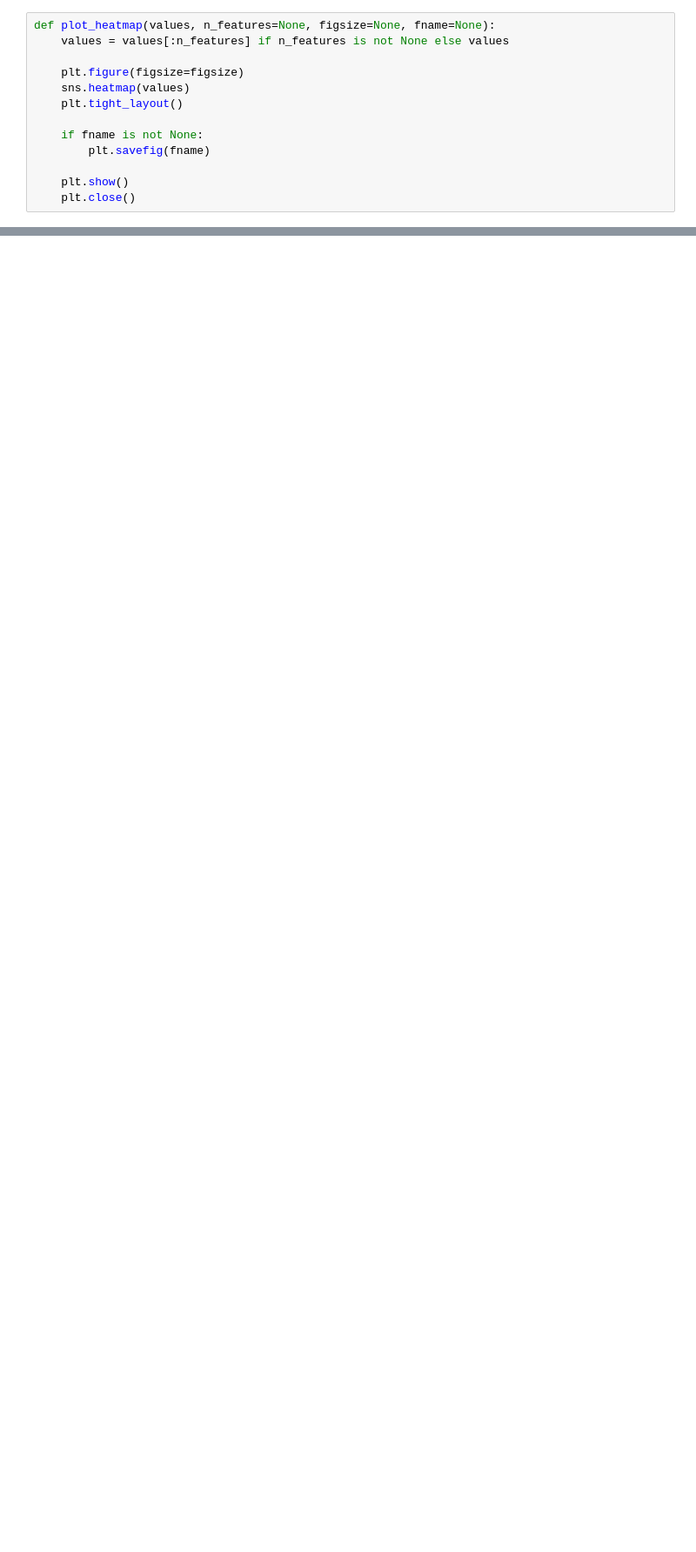
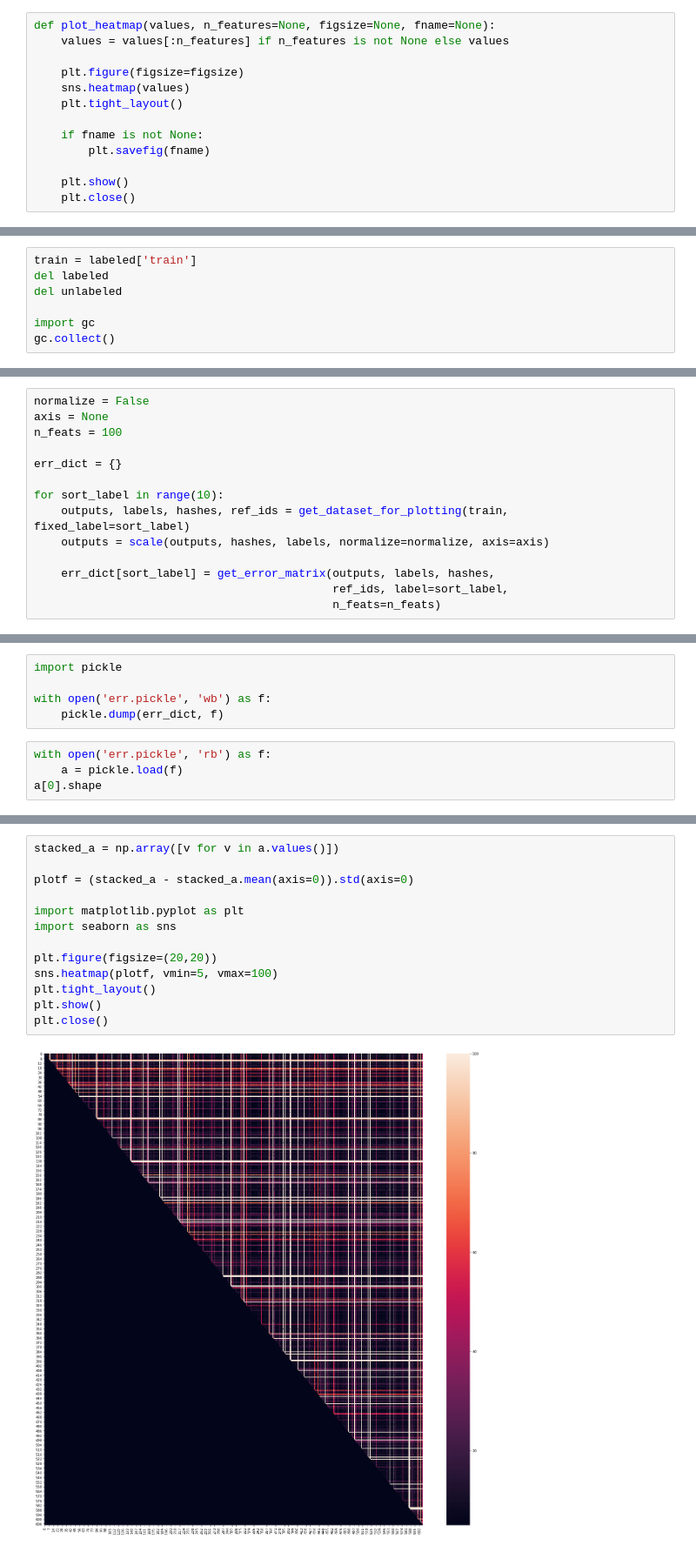
Before and after one commit to gabikadlecova/info-nas, a Jupyter notebook: notebooks/heatmaps_func.ipynb, the cells around one changed output, grey strips where cells are left out. Shown at 87% size. Saved outputs shown, nothing was run; the diff lists cells and outputs as text; blank space fills up the shorter version.

```diff
--- a/notebooks/heatmaps_func.ipynb
+++ b/notebooks/heatmaps_func.ipynb
@@ -119,0 +169,7 @@ def get_error_matrix(outputs, labels, hashes, ref_ids, label=None, print_freq=10
+# %%
+train = labeled['train']
+del labeled
+del unlabeled
+
+import gc
+gc.collect()
@@ -119,0 +178,14 @@ def get_error_matrix(outputs, labels, hashes, ref_ids, label=None, print_freq=10
+# %%
+normalize = False
+axis = None
+n_feats = 100
+
+err_dict = {}
+
+for sort_label in range(10):
+    outputs, labels, hashes, ref_ids = get_dataset_for_plotting(train, fixed_label=sort_label)
+    outputs = scale(outputs, hashes, labels, normalize=normalize, axis=axis)
+
+    err_dict[sort_label] = get_error_matrix(outputs, labels, hashes,
+                                            ref_ids, label=sort_label,
+                                            n_feats=n_feats)
@@ -119,0 +210,9 @@ def get_error_matrix(outputs, labels, hashes, ref_ids, label=None, print_freq=10
+# %%
+import pickle
+
+with open('err.pickle', 'wb') as f:
+    pickle.dump(err_dict, f)
+# %%
+with open('err.pickle', 'rb') as f:
+    a = pickle.load(f)
+a[0].shape
@@ -119,0 +221,15 @@ def get_error_matrix(outputs, labels, hashes, ref_ids, label=None, print_freq=10
+# %%
+stacked_a = np.array([v for v in a.values()])
+
+plotf = (stacked_a - stacked_a.mean(axis=0)).std(axis=0)
+
+import matplotlib.pyplot as plt
+import seaborn as sns
+
+plt.figure(figsize=(20,20))
+sns.heatmap(plotf, vmin=5, vmax=100)
+plt.tight_layout()
+plt.show()
+plt.close()
+# %% [output]
+[figure, added]
```
Also changed, not shown: parts of 10 cells of this notebook, 2 other files.
